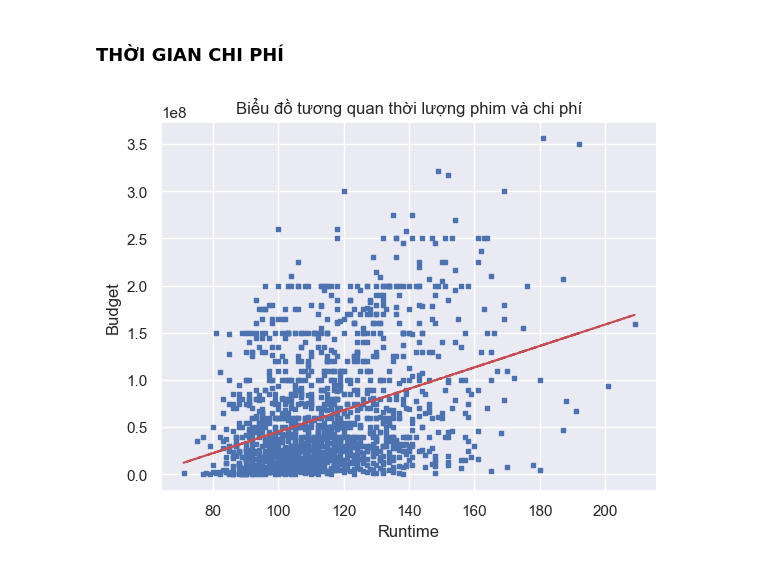
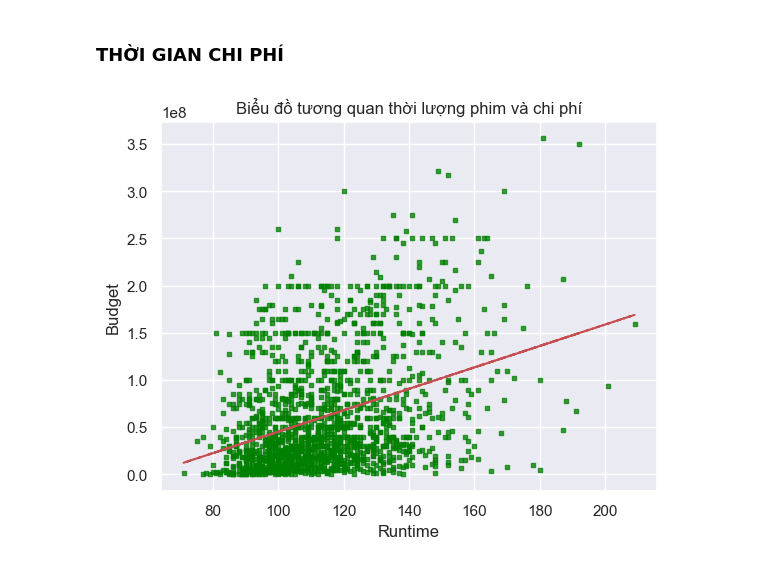
Before and after one commit to 20120273/Movie-Visualize, a Jupyter notebook: trucquan.ipynb, the cells around one changed output. Cells and saved outputs as stored; diff of their text form; code cells hidden in the pictures.

```diff
--- a/trucquan.ipynb
+++ b/trucquan.ipynb
@@ -47,19 +47,19 @@ plt.show()
 # %%
 import matplotlib.pyplot as plt
 import numpy as np
 
 x = df_movie.Runtime
 y = df_movie.Budget
 
-plt.scatter(x, y, s=10, alpha=1, marker='s')
+plt.scatter(x, y, c = 'green',s=10, alpha=0.75, marker='s')
 
 z = np.polyfit(x, y, 1)
 p = np.poly1d(z)
 plt.plot(x, p(x), "r--")
 
 plt.title("Biểu đồ tương quan thời lượng phim và chi phí")
 plt.xlabel('Runtime')
 plt.ylabel('Budget')
 plt.show()
 # %% [output]
-[figure, old version]
+[figure, new version]
```
Also changed, not shown: parts of 1 cell of this notebook.
